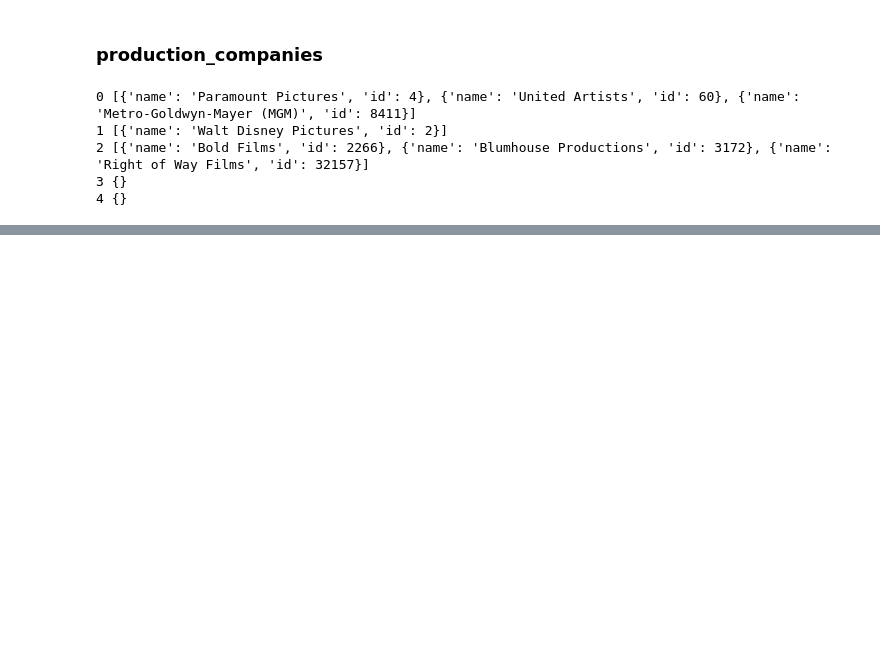
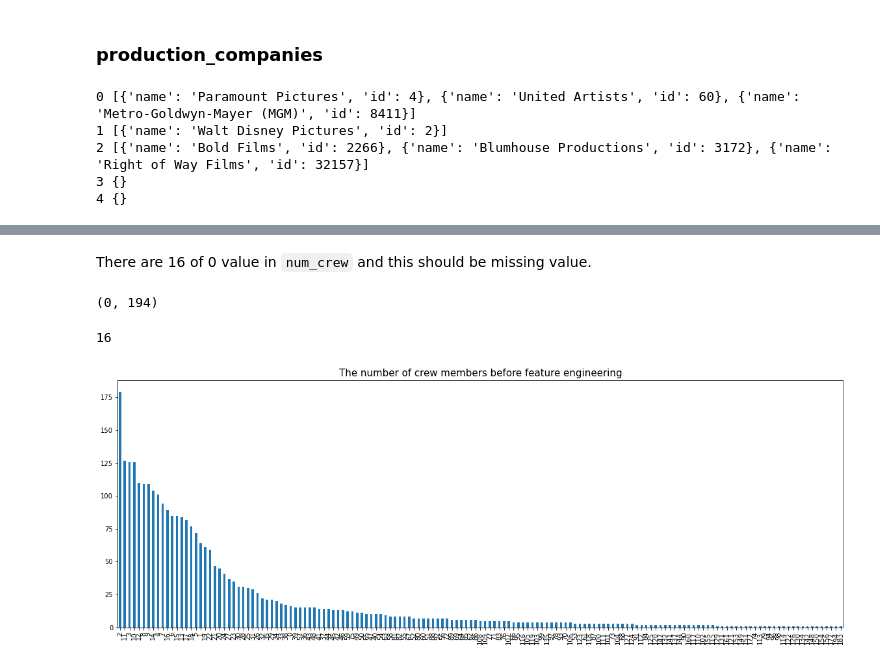
Before and after one commit to yejiseoung/TMDB, a Jupyter notebook: TMDB_EDA_FeatureEngineering.ipynb, the cells around one changed output, grey strips where cells are left out. Drawn from its saved outputs; the diff is of its cells as text; code cells hidden in the pictures; blank space fills up the shorter version.

```diff
--- a/TMDB_EDA_FeatureEngineering.ipynb
+++ b/TMDB_EDA_FeatureEngineering.ipynb
@@ -353,0 +583,4 @@ Name: production_companies, dtype: int64
+# %%
+# the number of casted people
+df_train['num_cast'] = df_train['cast'].apply(lambda x: len(x) if x != {} else 0)
+df_test['num_cast'] = df_test['cast'].apply(lambda x: len(x) if x != {} else 0)
@@ -353,0 +592,9 @@ Name: production_companies, dtype: int64
+# %%
+# the number of each gender
+df_train['num_g_unspecified'] = df_train['cast'].apply(lambda x: sum([1 for i in x if i['gender']==0]))
+df_train['num_g_female'] = df_train['cast'].apply(lambda x: sum([1 for i in x if i['gender']==1]))
+df_train['num_g_male'] = df_train['cast'].apply(lambda x: sum([1 for i in x if i['gender']==2]))
+
+df_test['num_g_unspecified'] = df_test['cast'].apply(lambda x: sum([1 for i in x if i['gender']==0]))
+df_test['num_g_female'] = df_test['cast'].apply(lambda x: sum([1 for i in x if i['gender']==1]))
+df_test['num_g_male'] = df_test['cast'].apply(lambda x: sum([1 for i in x if i['gender']==2]))
@@ -353,0 +609,4 @@ Name: production_companies, dtype: int64
+# %%
+# drop all gender information and original cast column
+df_train.drop(['num_g_unspecified', 'num_g_female', 'num_g_male', 'cast'], axis=1, inplace=True)
+df_test.drop(['num_g_unspecified', 'num_g_female', 'num_g_male', 'cast'], axis=1, inplace=True)
@@ -353,0 +653,36 @@ Name: production_companies, dtype: int64
+# %% [markdown]
+There are 16 of 0 value in `num_crew` and this should be missing value.
+# %%
+df_train['num_crew'].min(), df_train['num_crew'].max()
+# %% [output]
+(0, 194)
+# %%
+len(df_train[df_train['num_crew']==0])
+# %% [output]
+16
+# %%
+# 1) extract the number of crew people
+df_train['n_crew'] = df_train['crew'].apply(lambda x: len(x) if x != {} else 0)
+df_test['n_crew'] = df_test['crew'].apply(lambda x: len(x) if x != {} else 0)
+
+
+# 2) create num_crew range category which indicate small-size crew, medium size crew, large size crew
+bins = [0, 20, 80, 200]
+labels = ['small', 'medium', 'large']
+df_train['num_crew'] = pd.cut(df_train['n_crew'], bins=bins, labels=labels, include_lowest=False)
+df_test['num_crew'] = pd.cut(df_test['n_crew'], bins=bins, labels=labels, include_lowest=False)
+
+
+# 3) convert dtype to Object
+df_train['num_crew'] = df_train['num_crew'].astype('O')
+df_test['num_crew'] = df_test['num_crew'].astype('O')
+
+
+# 4) encode np.nan (originally 0 value) as 'missing'
+df_train['num_crew'].fillna('missing', inplace=True)
+df_test['num_crew'].fillna('missing', inplace=True)
+# %%
+df_train['n_crew'].value_counts().plot(kind='bar', figsize=(20, 7))
+plt.title('The number of crew members before feature engineering', fontsize=15);
+# %% [output]
+[figure, added]
```
Also changed, not shown: parts of 82 cells of this notebook.
